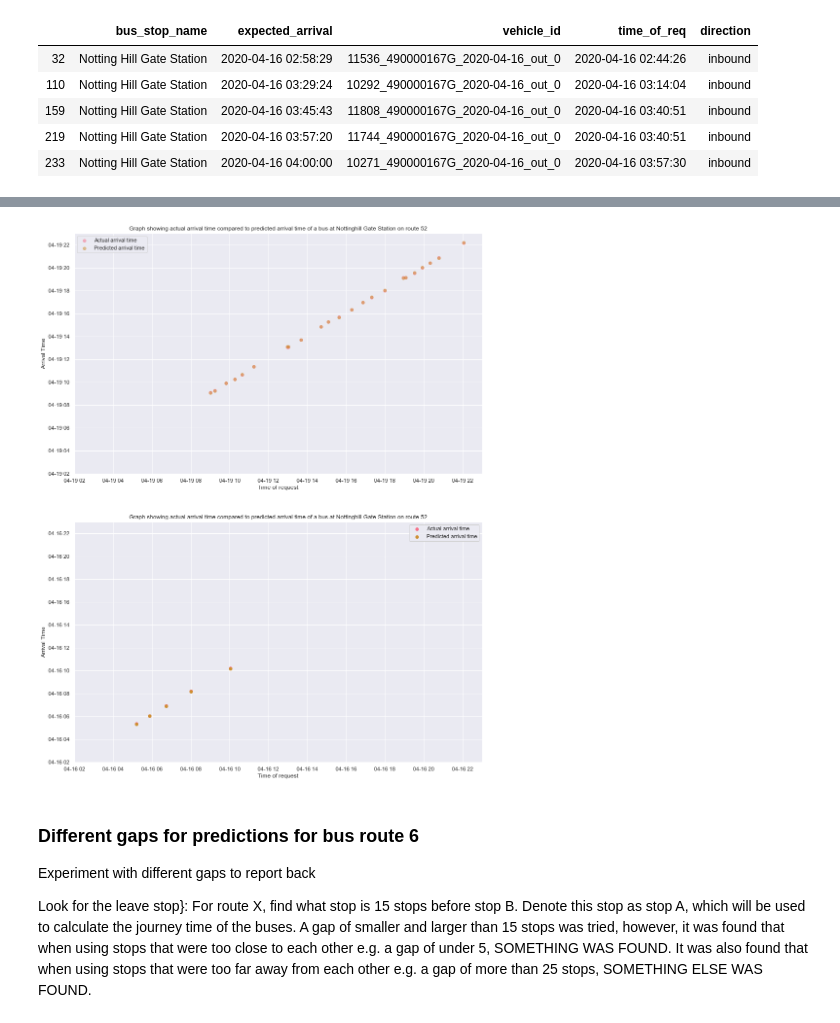
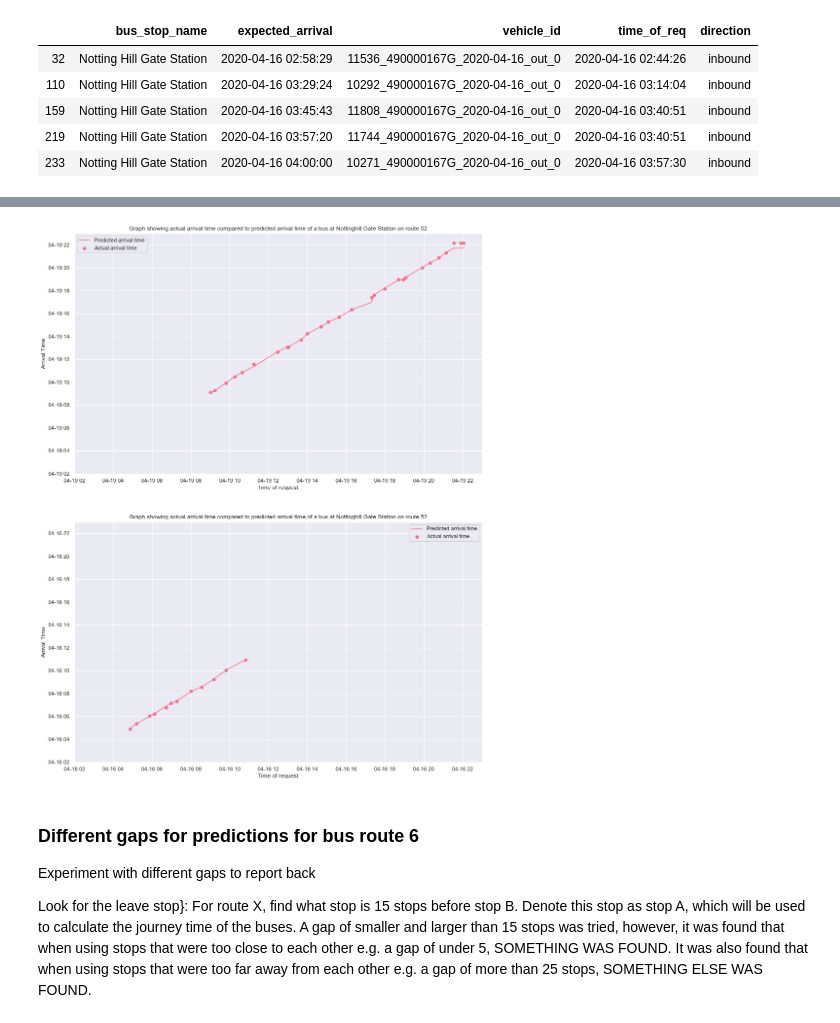
Before and after one commit to serenelc/individual-project-beng, a Jupyter notebook: historical-models.ipynb, the cells around one changed output, grey strips where cells are left out. Saved outputs shown, nothing was run; the diff lists cells and outputs as text; code cells hidden in the pictures.

```diff
--- a/historical-models.ipynb
+++ b/historical-models.ipynb
@@ -347,6 +314,27 @@ def get_actual(bus_to_track, pred_arr, arr_stop, arr_id, req_time):
+# %%
+def get_actual(arr_stop, req_time):
+    """
+    Params:
+    - arr_stop: arrival stop = stop_b
+    - req_time: time of request
+
+    Returns the first bus that arrives at arr_stop immediately after req_time.
+    Returns None if there is no bus that arrives after req_time.
+    """
+
+    req_time = convert_time_to_datetime(req_time)
+    for i, bus in arr_stop.iterrows():
+        actual_arr_time = convert_time_to_datetime(bus['expected_arrival'])
+        if actual_arr_time > req_time:
+            print("Actual arrival time is {}".format(actual_arr_time))
+            return actual_arr_time
+
+    return None
 # %%
 def pred_eval_arrival_times_mult(req_time, stop_a, stop_b, a_id, b_id):
     """
+    Use for testing and training
+
     If I request the arrival time of a bus at stop B at req_time, what is the predicted
     arrival time of the nearest bus?
 
@@ -369,10 +357,10 @@ def pred_eval_arrival_times_mult(req_time, stop_a, stop_b, a_id, b_id):
         return pred_arr, 0
 
     print("Predicted arrival time is {}".format(pred_arr))
-    actual_arr = get_actual(bus_to_track, pred_arr, stop_b, b_id, req_time)
+    actual_arr = get_actual(stop_b, req_time)
 
     if actual_arr is None:
-        print("Cannot find correlating arriving bus.")
+        print("There is no bus arriving at req_time")
         return pred_arr, 0
 
     return pred_arr, actual_arr
@@ -491,37 +521,30 @@ for req_time in req_times_52_190420:
 # %%
 from sklearn.metrics import mean_squared_error
 
-actual_52_160420 = [convert_time_to_datetime(a) for a in accs_52_160420]
 times_52_160420 = [convert_time_to_datetime(t) for t in req_timesx_52_160420]
-
-# TODO
-# mse = mean_squared_error(actual_52_160420, preds_52_160420)
-# print("Mean Squared Error: ", mse)
-
-actual_52_190420 = [convert_time_to_datetime(a) for a in accs_52_190420]
 times_52_190420 = [convert_time_to_datetime(t) for t in req_timesx_52_190420]
 
 fig, ax = plt.subplots(figsize=(15,20), nrows=2, ncols=1)
-ax[0].scatter(times_52_190420, actual_52_190420, label="Actual arrival time", alpha=0.5)
-ax[0].scatter(times_52_190420, preds_52_190420, label="Predicted arrival time", alpha=0.5)
+ax[0].scatter(times_52_190420, accs_52_190420, label="Actual arrival time")
+ax[0].plot(times_52_190420, preds_52_190420, label="Predicted arrival time")
 ax[0].set_xlabel("Time of request")
 ax[0].set_ylabel("Arrival Time")
 ax[0].set_ylim([dt.datetime(2020, 4, 19, 2), dt.datetime(2020, 4, 19, 22, 59, 59)])
 ax[0].set_xlim([dt.datetime(2020, 4, 19, 2), dt.datetime(2020, 4, 19, 22, 59, 59)])
 ax[0].set_title("Graph showing actual arrival time compared to predicted arrival time of a bus at Nottinghill Gate Station on route 52")
 ax[0].legend()
 
-ax[1].scatter(times_52_160420, actual_52_160420, label="Actual arrival time")
-ax[1].scatter(times_52_160420, preds_52_160420, label="Predicted arrival time")
+ax[1].scatter(times_52_160420, accs_52_160420, label="Actual arrival time")
+ax[1].plot(times_52_160420, preds_52_160420, label="Predicted arrival time")
 ax[1].set_xlabel("Time of request")
 ax[1].set_ylabel("Arrival Time")
 ax[1].set_ylim([dt.datetime(2020, 4, 16, 2), dt.datetime(2020, 4, 16, 22, 59, 59)])
 ax[1].set_xlim([dt.datetime(2020, 4, 16, 2), dt.datetime(2020, 4, 16, 22, 59, 59)])
 ax[1].set_title("Graph showing actual arrival time compared to predicted arrival time of a bus at Nottinghill Gate Station on route 52")
 ax[1].legend()
 plt.show()
 # %% [output]
-[figure, old version]
+[figure, new version]
 # %% [markdown]
 ### Different gaps for predictions for bus route 6
 
```
Also changed, not shown: parts of 8 cells of this notebook, 54 other files.
